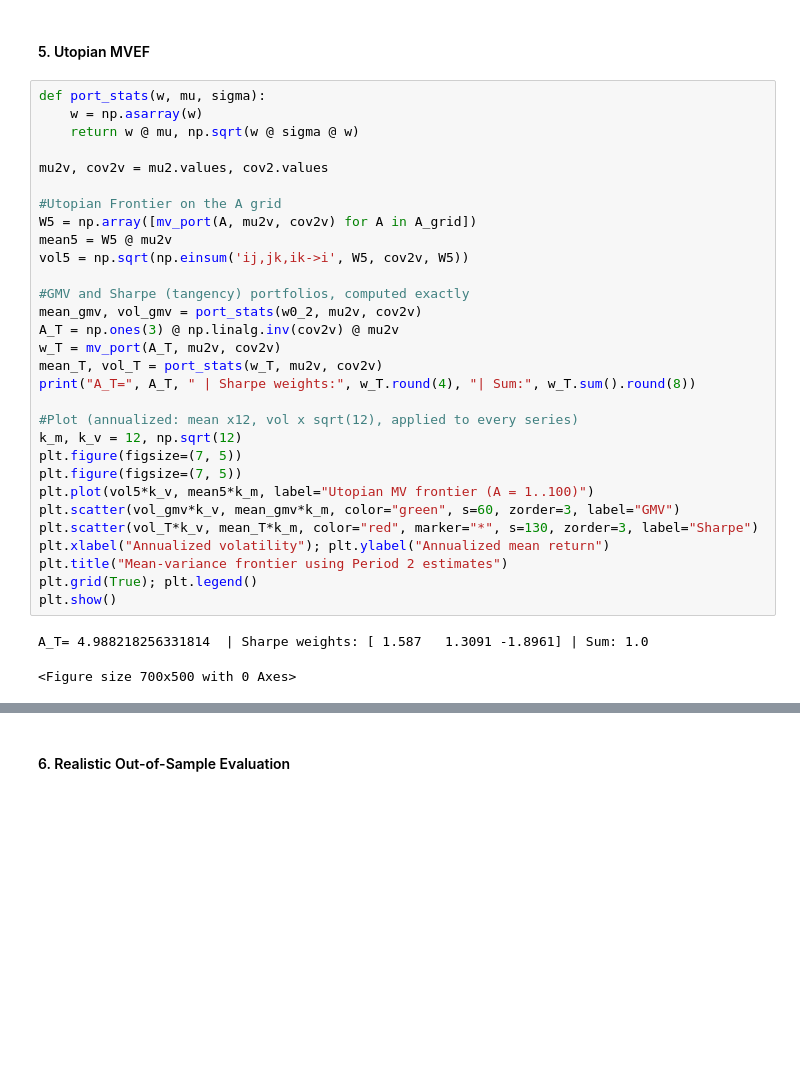
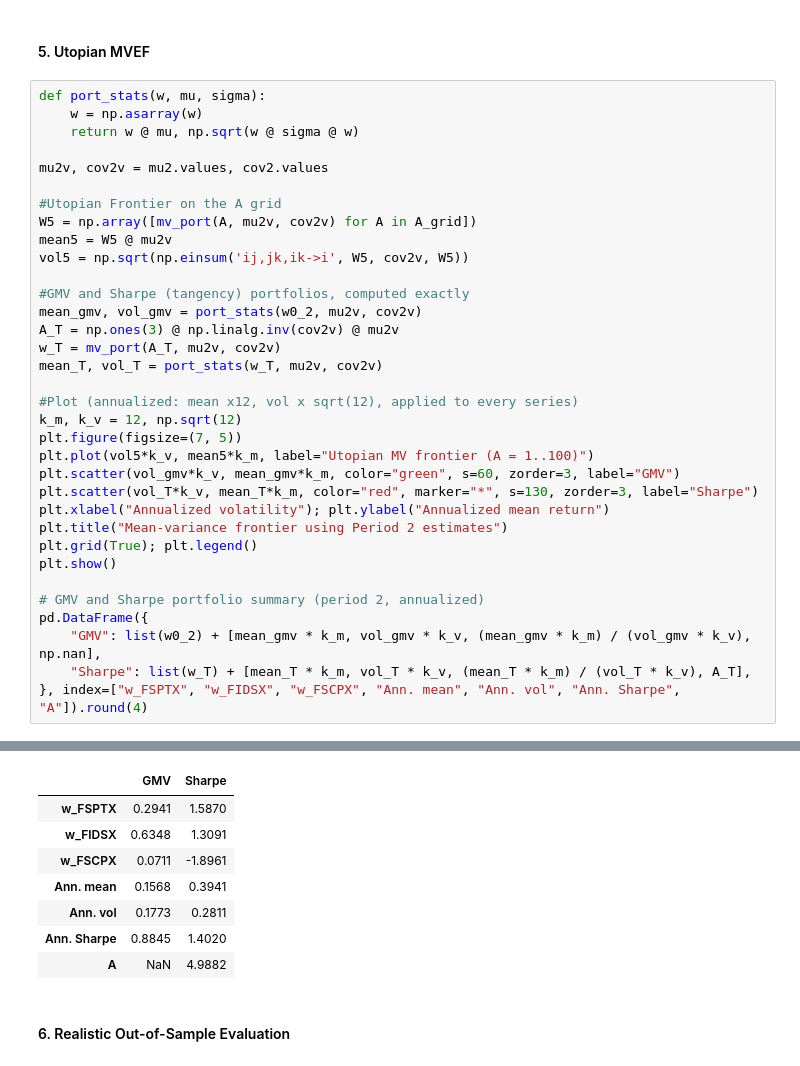
Before and after one commit to ctorello17/Project1, a Jupyter notebook: project1.ipynb, the cells around one changed output, grey strips where cells are left out. Cells and saved outputs as stored; diff of their text form; blank space fills up the shorter version.

```diff
--- a/project1.ipynb
+++ b/project1.ipynb
@@ -439,37 +463,47 @@ pd.DataFrame({"w0 (P1)": w0_1, "w1 (P1)": w1_1, "w0 (P2)": w0_2, "w1 (P2)": w1_2
 # %%
 def port_stats(w, mu, sigma):
     w = np.asarray(w)
     return w @ mu, np.sqrt(w @ sigma @ w)
 
 mu2v, cov2v = mu2.values, cov2.values
 
 #Utopian Frontier on the A grid
 W5 = np.array([mv_port(A, mu2v, cov2v) for A in A_grid])
 mean5 = W5 @ mu2v
 vol5 = np.sqrt(np.einsum('ij,jk,ik->i', W5, cov2v, W5))
 
 #GMV and Sharpe (tangency) portfolios, computed exactly
 mean_gmv, vol_gmv = port_stats(w0_2, mu2v, cov2v)
 A_T = np.ones(3) @ np.linalg.inv(cov2v) @ mu2v
 w_T = mv_port(A_T, mu2v, cov2v)
 mean_T, vol_T = port_stats(w_T, mu2v, cov2v)
-print("A_T=", A_T, " | Sharpe weights:", w_T.round(4), "| Sum:", w_T.sum().round(8))
 
 #Plot (annualized: mean x12, vol x sqrt(12), applied to every series)
 k_m, k_v = 12, np.sqrt(12)
-plt.figure(figsize=(7, 5))
 plt.figure(figsize=(7, 5))
 plt.plot(vol5*k_v, mean5*k_m, label="Utopian MV frontier (A = 1..100)")
 plt.scatter(vol_gmv*k_v, mean_gmv*k_m, color="green", s=60, zorder=3, label="GMV")
 plt.scatter(vol_T*k_v, mean_T*k_m, color="red", marker="*", s=130, zorder=3, label="Sharpe")
 plt.xlabel("Annualized volatility"); plt.ylabel("Annualized mean return")
 plt.title("Mean-variance frontier using Period 2 estimates")
 plt.grid(True); plt.legend()
 plt.show()
+
+# GMV and Sharpe portfolio summary (period 2, annualized)
+pd.DataFrame({
+    "GMV": list(w0_2) + [mean_gmv * k_m, vol_gmv * k_v, (mean_gmv * k_m) / (vol_gmv * k_v), np.nan],
+    "Sharpe": list(w_T) + [mean_T * k_m, vol_T * k_v, (mean_T * k_m) / (vol_T * k_v), A_T],
+}, index=["w_FSPTX", "w_FIDSX", "w_FSCPX", "Ann. mean", "Ann. vol", "Ann. Sharpe", "A"]).round(4)
 # %% [output]
-A_T= 4.988218256331814  | Sharpe weights: [ 1.587   1.3091 -1.8961] | Sum: 1.0
-<Figure size 700x500 with 0 Axes>
 [figure]
+|  | GMV | Sharpe |
+| w_FSPTX | 0.2941 | 1.5870 |
+| w_FIDSX | 0.6348 | 1.3091 |
+| w_FSCPX | 0.0711 | -1.8961 |
+| Ann. mean | 0.1568 | 0.3941 |
+| Ann. vol | 0.1773 | 0.2811 |
+| Ann. Sharpe | 0.8845 | 1.4020 |
+| A | NaN | 4.9882 |
 # %% [markdown]
 #### 6. Realistic Out-of-Sample Evaluation
 # %%
```
Also changed, not shown: parts of 2 cells of this notebook.
